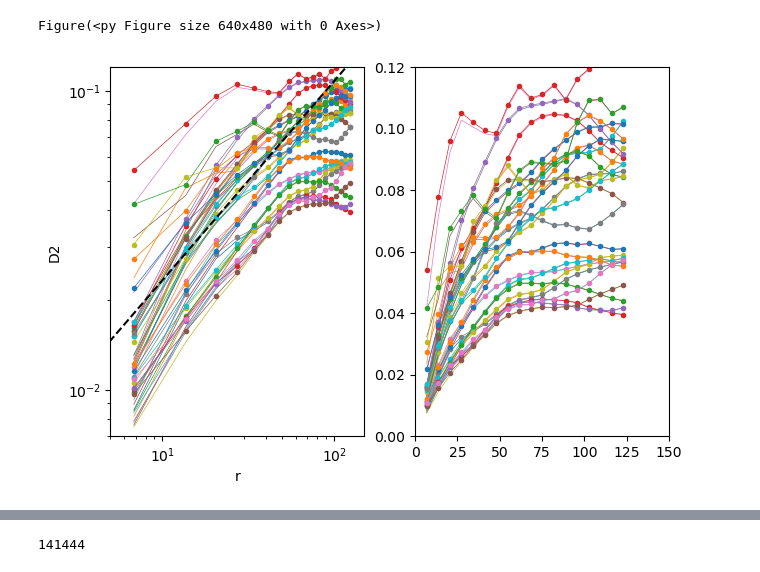
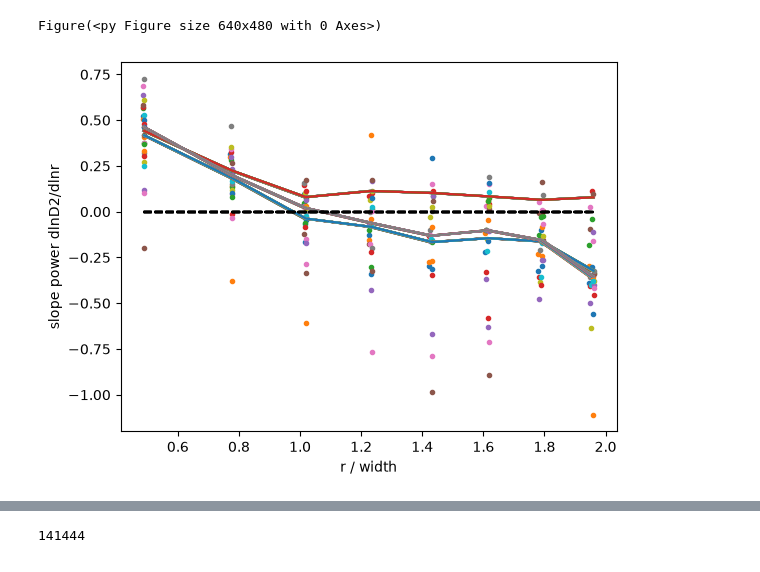
Before and after one commit to deszoeke/lidar, a Jupyter notebook: ASTRAL2024/lidar_turbulence_production.ipynb, the cells around one changed output, grey strips where cells are left out. Drawn from its saved outputs; the diff is of its cells as text; code cells hidden in the pictures.

```diff
--- a/ASTRAL2024/lidar_turbulence_production.ipynb
+++ b/ASTRAL2024/lidar_turbulence_production.ipynb
@@ -2418,39 +2423,116 @@ ic=429 ifile_loaded=73 bigind_file=228225-231427
 228067-228585
 Figure(<py Figure size 640x480 with 0 Axes>)
 # %%
-# plot structure functions
+# examine structure functions
+# D2bin, rhobin
 # available from loop by interactive soft scoping
 
 # test the transfer function for finite sample volume correction
-function inv_transfer_fcn(r2, dS2; rangegate2=rangegate^2)
-    zi = (1.22/4)^2 # 1/4 # Gaussian window variance factor
-    xi = 1/12 # rectangular window variance factor
-    width2 = xi*dS2 + zi*rangegate2
-    (1.0 + width2/r2)^(1/3)
-end
+# function inv_transfer_fcn(r2, dS2; rangegate2=rangegate^2)
+#     zi = (1.22/4)^2 # 1/4 # Gaussian window variance factor
+#     xi = 1/12 # rectangular window variance factor
+#     width2 = xi*dS2 + zi*rangegate2
+#     (1.0 + width2/r2)^(1/3)
+# end
 
 rbin = rhobin.^1.5
-dS2 = (Ur[1,:].^2 .+ Vr[1,:].^2)[:] * timestep^2 # vector(height)
 r2 = rbin.^2
+dS2 = (Ur[1,:].^2 .+ Vr[1,:].^2)[:] * timestep^2
+# width increases for larger lidar sample volume filter scale
+width2 = (1.22/4 * rangegate)^2 .+
+          1/12 * dS2 .+
+         (0.00*pi*rng.(1:80)).^2
+w = sqrt.(width2)[iiz]
+normr = rhobin[1:8,iiz]./w' # r normalized by width
+inv_transfer_fcn(r2, width2) = (1.0 + width2/r2)^(1/3)
+
 Txf = inv_transfer_fcn.(r2, dS2') # matrix(r, height)
 D2corr = D2bin .* Txf
 D2comp     = D2bin  ./ mean(D2bin[2:3,:],dims=1)  ./ (rhobin./rhobin[2])
 D2compcorr = D2corr ./ mean(D2corr[2:3,:],dims=1) ./ (rhobin./rhobin[2])
 
-iiz = 6:32
+# power d log D2 / d log r
+# should be 0 in inertial range, 2/3 in filtered range
+X = (diff(log.(D2comp[1:9,iiz]), dims=1) ./
+     diff(log.(  rbin[1:9,iiz]), dims=1))
 
+iiz = 6:32 # expect good retrievals
+
+#=
 clf()
 subplot(1,2,1)
 loglog(rbin[:,iiz], D2bin[ :,iiz],"-", linewidth=0.5)
 loglog(rbin[:,iiz], D2corr[:,iiz],".-", linewidth=0.5)
+loglog(rbin[:,1], 0.1 ./Txf, color="k", linewidth=1)
 plot([1e0, 1e2].^1.5, [0.5e-2, 0.5e0], "k--")
 ylim([7e-3, 0.12]); xlim([5, 150])
 ylabel("D2"); xlabel("r")
 
 subplot(1,2,2)
 plot(rbin[:,iiz], D2bin[ :,iiz],"-", linewidth=0.5)
 plot(rbin[:,iiz], D2corr[:,iiz],".-", linewidth=0.5)
+plot(rbin[:,1], 0.1 ./Txf, color="k", linewidth=1)
 ylim([0, 0.12]); xlim([0, 150])
-gcf()
+# gcf()
+=#
+# plot compensated structure functions
+#=
+clf()
+subplot(1,2,1)
+loglog(rhobin[:,iiz], D2comp[:,iiz],".-", linewidth=0.5)
+# loglog(rhobin[:,iiz], D2compcorr[:,iiz],".-", linewidth=0.5)
+# ylim([7e-3, 0.12]);
+# xlim([5, 150])
+ylabel("D2"); xlabel("rho")
+title("compensated")
+
+subplot(1,2,2)
+# loglog(rhobin[:,iiz], D2comp[:,iiz],".-", linewidth=0.5)
+loglog(rhobin[:,iiz], D2compcorr[:,iiz],".-", linewidth=0.5)
+# ylim([0, 0.12]);
+# xlim([0, 150])
+title("compensated and corrected")
+# gcf()
+
+# "$(size(D2bin)) $(size(rhobin)) $(size(D2corr))"
+=#
+# plot volume overfiltering in r from slope of compensated structure function
+
+#=
+ir = 3
+clf()
+subplot(2,2,1)
+hist(X)
+title("overfiltered -->")
+subplot(2,2,2)
+plot(sqrt.(dS2[iiz]), rng.(iiz), ".")
+xlabel("U dt"); ylabel("range")
+subplot(2,2,3)
+rcor = cor(sqrt.(dS2[iiz]), X[ir,:])
+plot(sqrt.(dS2[iiz]), X[ir,:], ".")
+title("r=$(rcor)")
+xlabel("U dt"); ylabel("overfiltering")
+subplot(2,2,4)
+rcor = cor(rng.(iiz), X[ir,:])
+plot(rng.(iiz), X[ir,:], ".")
+title("r=$(rcor)")
+xlabel("z"); ylabel("overfiltering")
+tight_layout()
+=#
+
+pos(x) = x > 0
+filt(x) = pos(x) ? x : 0.0
+
+clf()
+plot(normr, X, ".")
+plot(normr, sum(filt, X, dims=2)./sum(pos, X, dims=2))
+plot(normr, mean(X, dims=2))
+plot(normr, median(X, dims=2))
+plot(normr, 0*X[:,1], "k--")
+xlabel("r / width");
+ylabel("slope power dlnD2/dlnr")
+# width is chosen correctly
+# D2(rbin[3:8]) are insensitive to volume filtering,
+# and relatively insensitive to
 # %% [output]
-[figure, old version]
+[figure, new version]
```
Also changed, not shown: parts of 15 cells of this notebook.
